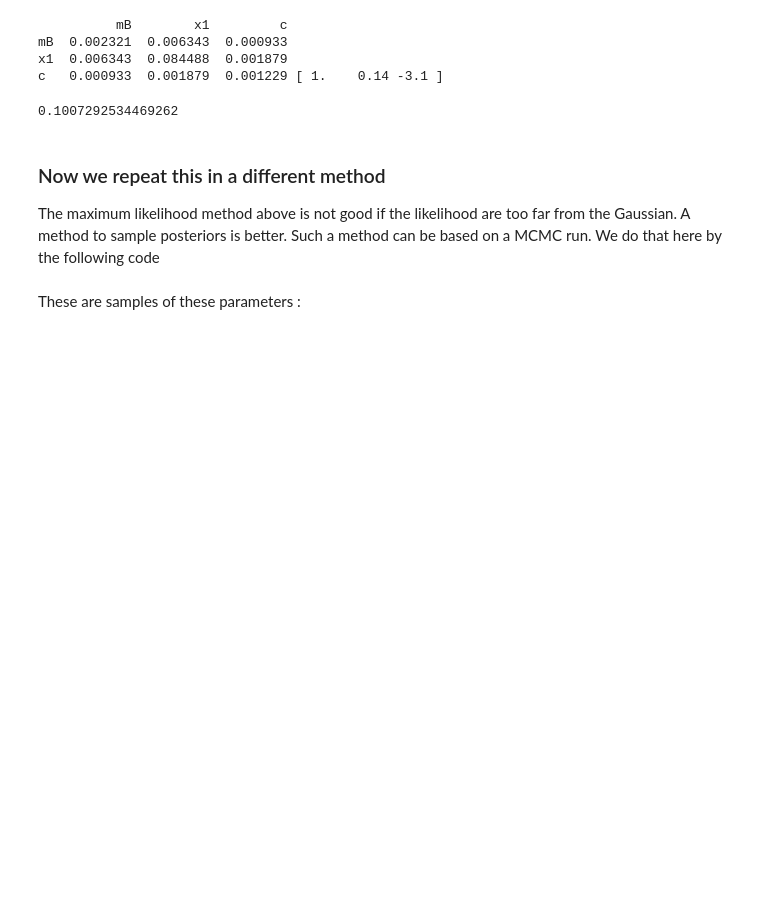
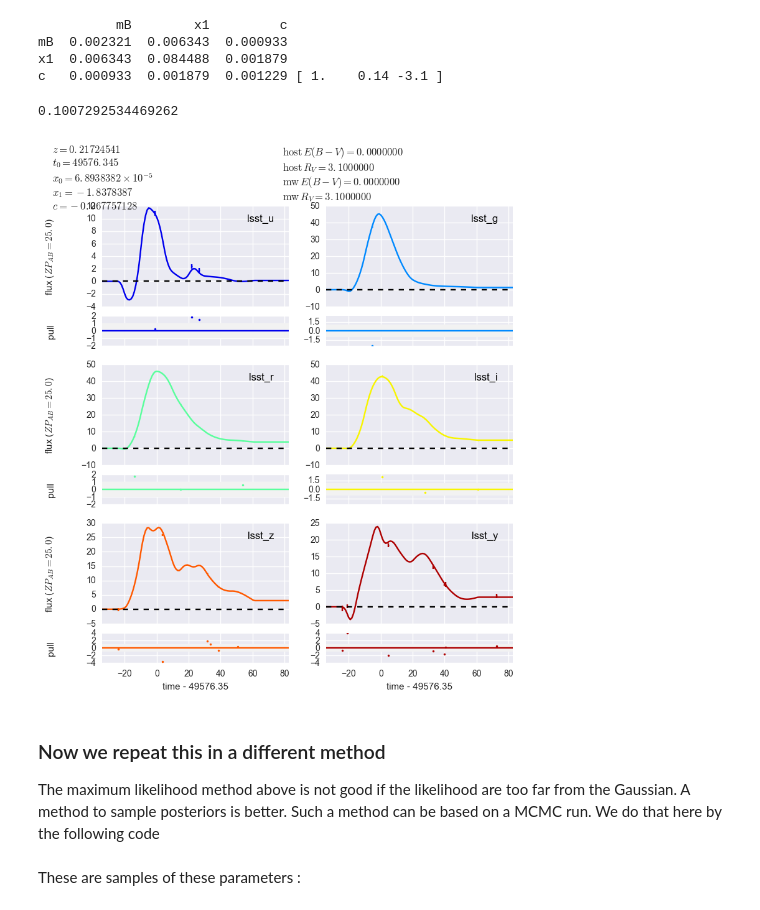
Before and after one commit to rbiswas4/AnalyzeSN, a Jupyter notebook: LC fitting.ipynb, the cells around one changed output. Drawn from its saved outputs; the diff is of its cells as text; code cells hidden in the pictures; blank space fills up the shorter version.

```diff
--- a/LC fitting.ipynb
+++ b/LC fitting.ipynb
@@ -161,6 +169,10 @@ mB  0.002321  0.006343  0.000933
 x1  0.006343  0.084488  0.001879
 c   0.000933  0.001879  0.001229 [ 1.    0.14 -3.1 ]
 0.1007292534469262
+# %%
+_ = sncosmo.plot_lc(lcobj.snCosmoLC(), model=fitresChar_z.sncosmoModel)
+# %% [output]
+[figure, added]
 # %% [markdown]
 ### Now we repeat this in a different method
 The maximum likelihood method above is not good if the likelihood are too far from the Gaussian. A method to sample posteriors is better. Such a method can be based on a MCMC run. We do that here by the following code
```
Also changed, not shown: parts of 2 cells of this notebook.
